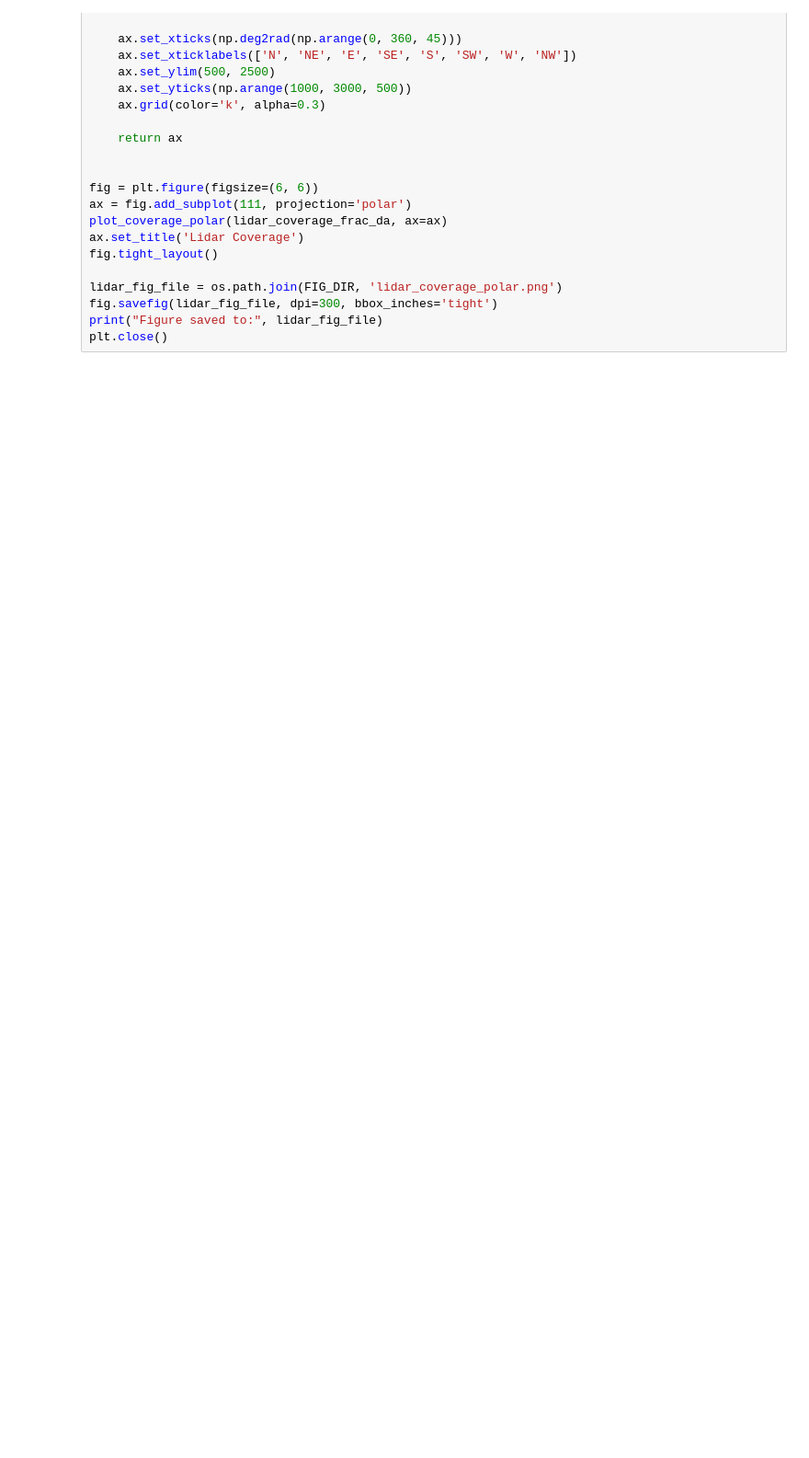
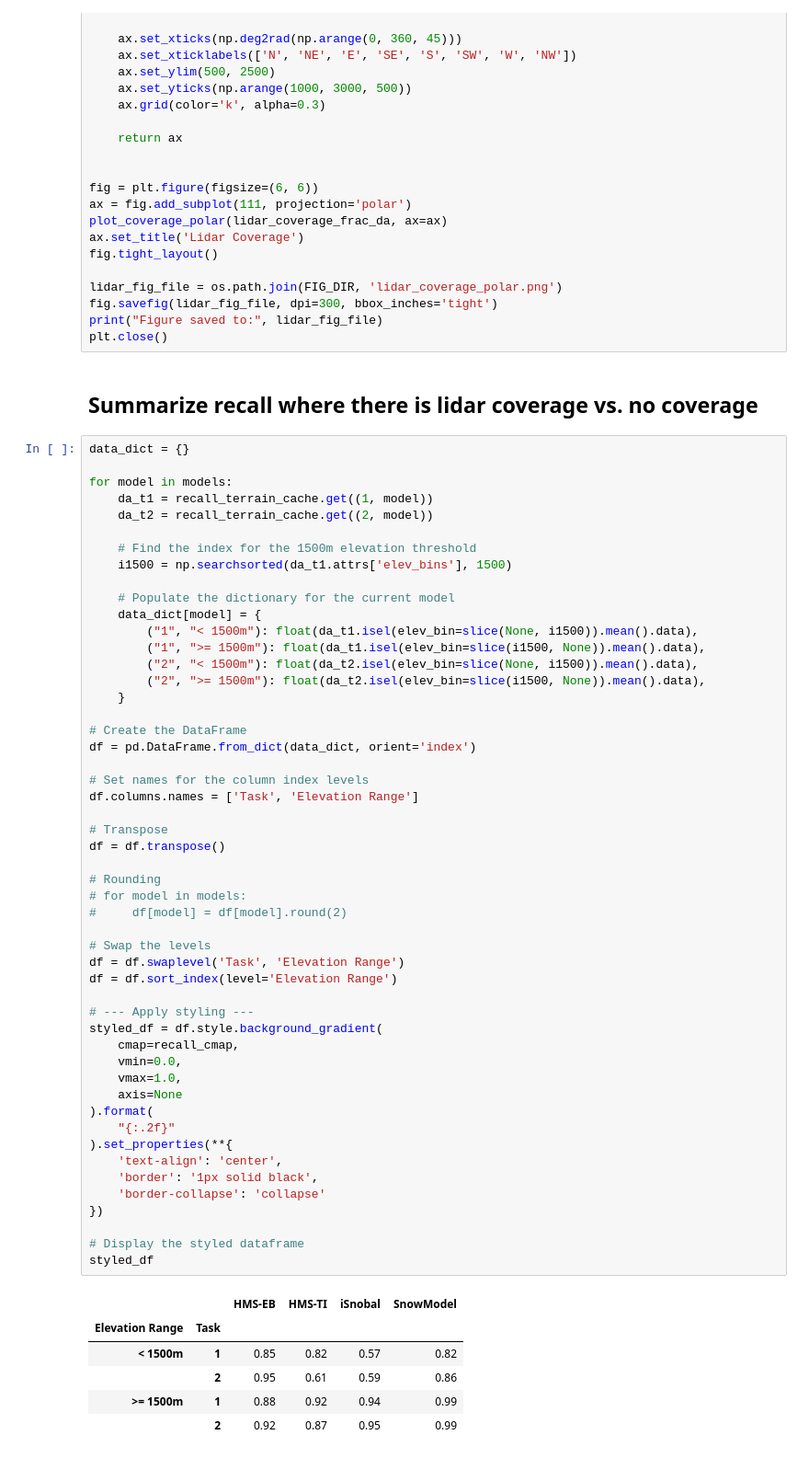
Before and after one commit to naniciafone/SIRO, a Jupyter notebook: SCA_comparison/make_figures.ipynb, the cells around one changed output. Shown at 92% size. Saved outputs shown, nothing was run; the diff lists cells and outputs as text; blank space fills up the shorter version.

```diff
--- a/SCA_comparison/make_figures.ipynb
+++ b/SCA_comparison/make_figures.ipynb
@@ -1018,3 +1044,63 @@ lidar_fig_file = os.path.join(FIG_DIR, 'lidar_coverage_polar.png')
 fig.savefig(lidar_fig_file, dpi=300, bbox_inches='tight')
 print("Figure saved to:", lidar_fig_file)
 plt.close()
+# %% [markdown]
+## Summarize recall where there is lidar coverage vs. no coverage
+# %%
+data_dict = {}
+
+for model in models:
+    da_t1 = recall_terrain_cache.get((1, model))
+    da_t2 = recall_terrain_cache.get((2, model))
+
+    # Find the index for the 1500m elevation threshold
+    i1500 = np.searchsorted(da_t1.attrs['elev_bins'], 1500)
+
+    # Populate the dictionary for the current model
+    data_dict[model] = {
+        ("1", "< 1500m"): float(da_t1.isel(elev_bin=slice(None, i1500)).mean().data),
+        ("1", ">= 1500m"): float(da_t1.isel(elev_bin=slice(i1500, None)).mean().data),
+        ("2", "< 1500m"): float(da_t2.isel(elev_bin=slice(None, i1500)).mean().data),
+        ("2", ">= 1500m"): float(da_t2.isel(elev_bin=slice(i1500, None)).mean().data),
+    }
+
+# Create the DataFrame
+df = pd.DataFrame.from_dict(data_dict, orient='index')
+
+# Set names for the column index levels
+df.columns.names = ['Task', 'Elevation Range']
+
+# Transpose
+df = df.transpose()
+
+# Rounding
+# for model in models:
+#     df[model] = df[model].round(2)
+
+# Swap the levels
+df = df.swaplevel('Task', 'Elevation Range')
+df = df.sort_index(level='Elevation Range')
+
+# --- Apply styling ---
+styled_df = df.style.background_gradient(
+    cmap=recall_cmap,
+    vmin=0.0,
+    vmax=1.0,
+    axis=None
+).format(
+    "{:.2f}"
+).set_properties(**{
+    'text-align': 'center',
+    'border': '1px solid black',
+    'border-collapse': 'collapse'
+})
+
+# Display the styled dataframe
+styled_df
+# %% [output]
+|  |  | HMS-EB | HMS-TI | iSnobal | SnowModel |
+| Elevation Range | Task |  |  |  |  |
+| < 1500m | 1 | 0.85 | 0.82 | 0.57 | 0.82 |
+|  | 2 | 0.95 | 0.61 | 0.59 | 0.86 |
+| >= 1500m | 1 | 0.88 | 0.92 | 0.94 | 0.99 |
+|  | 2 | 0.92 | 0.87 | 0.95 | 0.99 |
```
Also changed, not shown: parts of 9 cells of this notebook, 1 other file.
